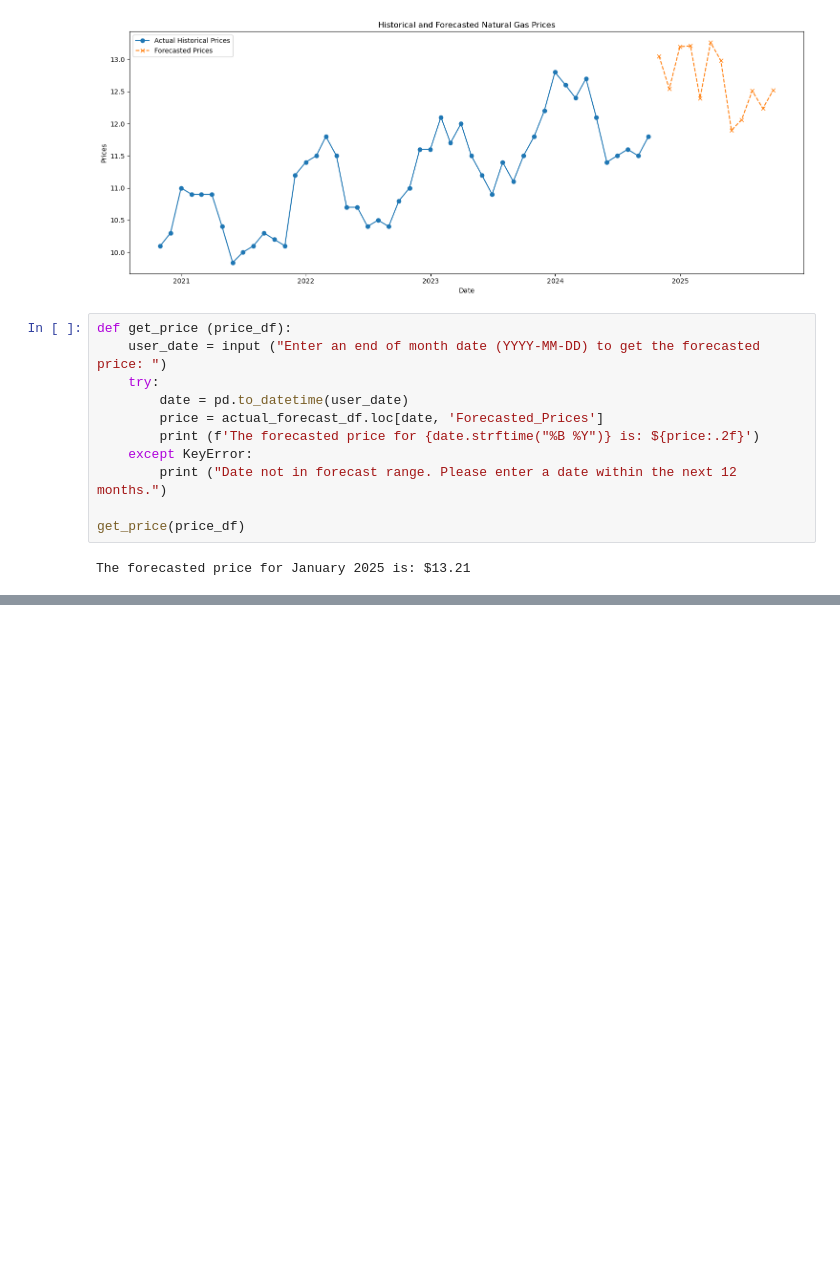
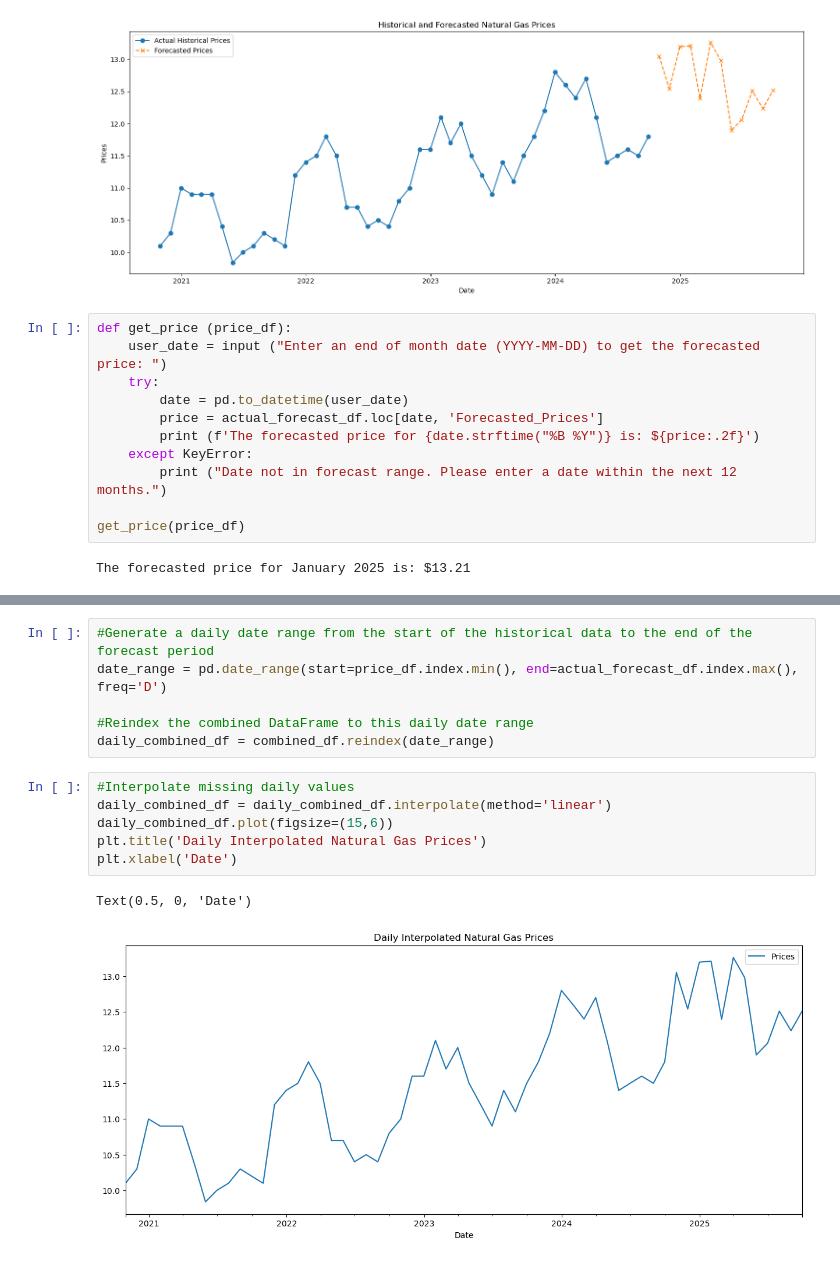
Before and after one commit to odhiambo1738/natural-gas-prediction, a Jupyter notebook: natural gas prediction.ipynb, the cells around one changed output, grey strips where cells are left out. Drawn from its saved outputs; the diff is of its cells as text; blank space fills up the shorter version.

```diff
--- a/natural gas prediction.ipynb
+++ b/natural gas prediction.ipynb
@@ -276,0 +286,15 @@ The forecasted price for January 2025 is: $13.21
+# %%
+#Generate a daily date range from the start of the historical data to the end of the forecast period
+date_range = pd.date_range(start=price_df.index.min(), end=actual_forecast_df.index.max(), freq='D')
+
+#Reindex the combined DataFrame to this daily date range
+daily_combined_df = combined_df.reindex(date_range)
+# %%
+#Interpolate missing daily values
+daily_combined_df = daily_combined_df.interpolate(method='linear')
+daily_combined_df.plot(figsize=(15,6))
+plt.title('Daily Interpolated Natural Gas Prices')
+plt.xlabel('Date')
+# %% [output]
+Text(0.5, 0, 'Date')
+[figure, added]
```
Also changed, not shown: parts of 4 cells of this notebook.
